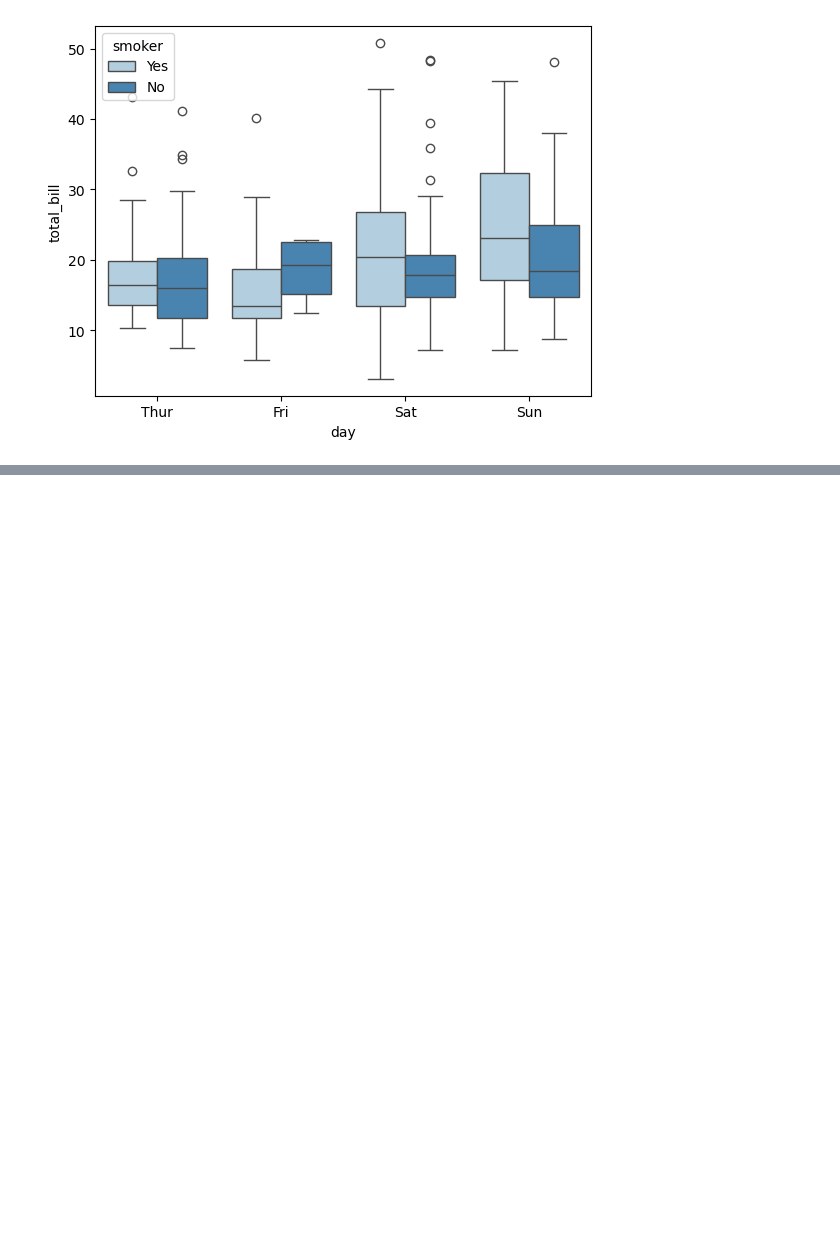
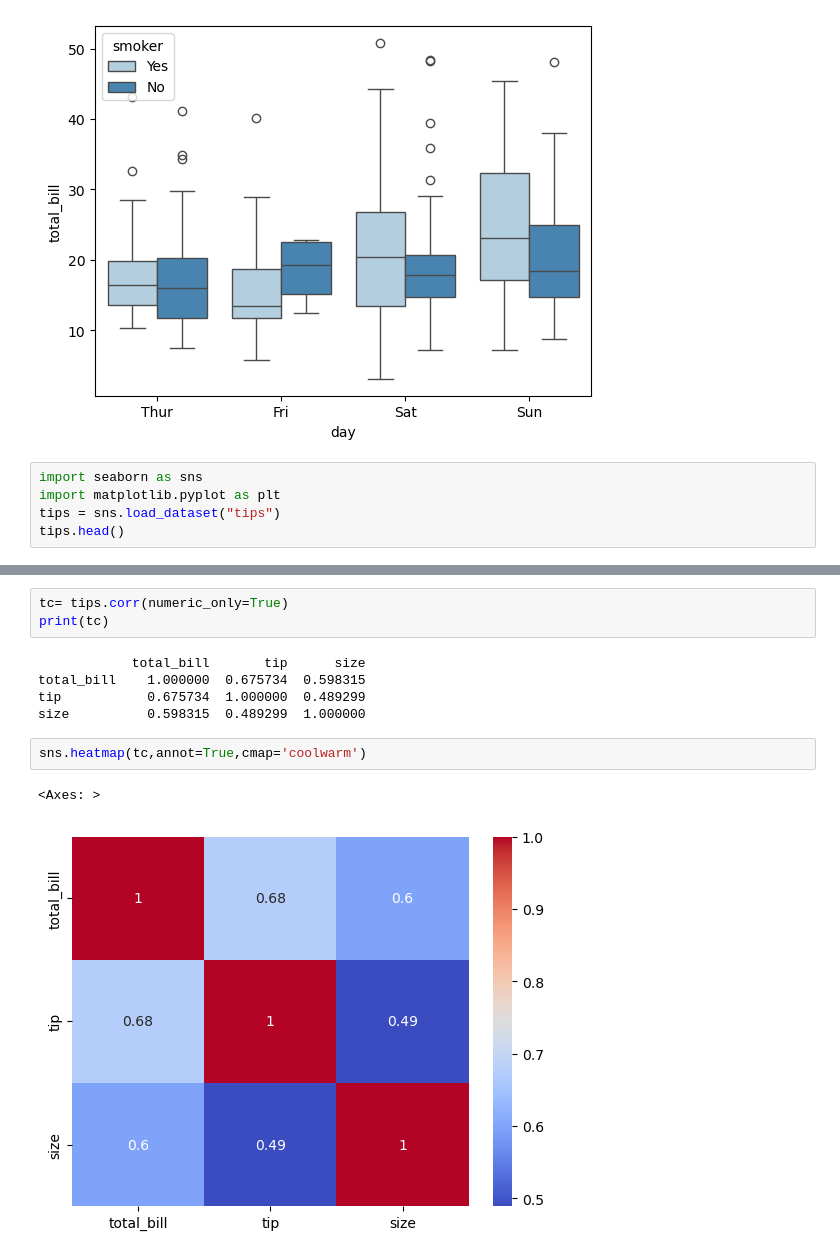
Before and after one commit to Sakib-Hasan3/Machine-Learning-Roadmap, a Jupyter notebook: Machine_learning/tutorial 9/seaborn.ipynb, the cells around one changed output, grey strips where cells are left out. Cells and saved outputs as stored; diff of their text form; blank space fills up the shorter version.

```diff
--- a/Machine_learning/tutorial 9/seaborn.ipynb
+++ b/Machine_learning/tutorial 9/seaborn.ipynb
@@ -154,3 +154,8 @@ sns.boxplot(x="day", y="total_bill", data=tips, palette="Blues",hue='smoker', do
 plt.show()
 # %% [output]
 [figure]
+# %%
+import seaborn as sns
+import matplotlib.pyplot as plt
+tips = sns.load_dataset("tips")
+tips.head()
@@ -156,0 +169,13 @@ plt.show()
+# %%
+tc= tips.corr(numeric_only=True)
+print(tc)
+# %% [output]
+            total_bill       tip      size
+total_bill    1.000000  0.675734  0.598315
+tip           0.675734  1.000000  0.489299
+size          0.598315  0.489299  1.000000
+# %%
+sns.heatmap(tc,annot=True,cmap='coolwarm')
+# %% [output]
+<Axes: >
+[figure, added]
```
Also changed, not shown: parts of 28 cells of this notebook.
